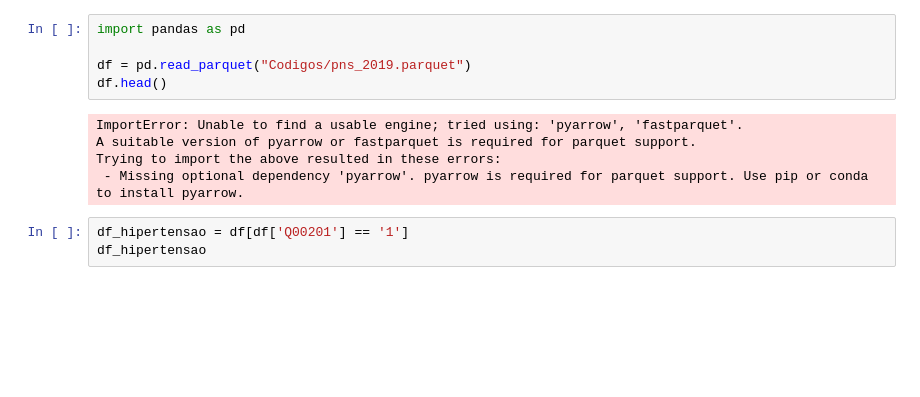
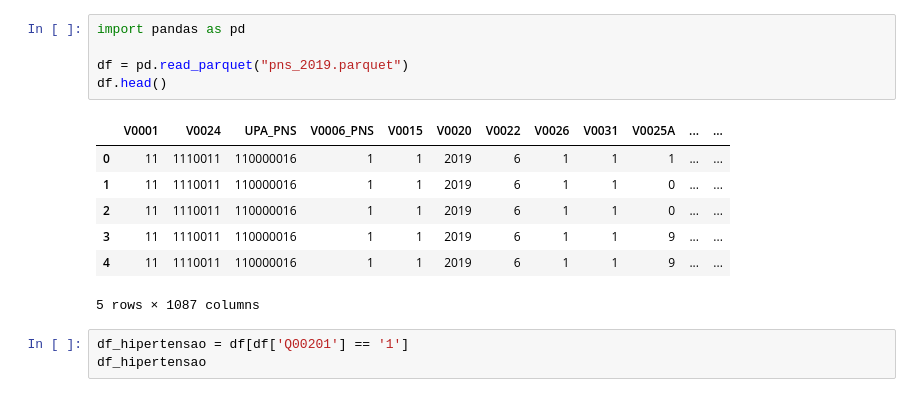
Before and after one commit to Ettorew/DataMining, a Jupyter notebook: Codigos/expl_estados_hip.ipynb, the cells around one changed output. Drawn from its saved outputs; the diff is of its cells as text; blank space fills up the shorter version.

```diff
--- a/Codigos/expl_estados_hip.ipynb
+++ b/Codigos/expl_estados_hip.ipynb
@@ -1,13 +1,16 @@
 # %%
 import pandas as pd
 
-df = pd.read_parquet("Codigos/pns_2019.parquet")
+df = pd.read_parquet("pns_2019.parquet")
 df.head()
 # %% [output]
+|  | V0001 | V0024 | UPA_PNS | V0006_PNS | V0015 | V0020 | V0022 | V0026 | V0031 | V0025A | ... | ... |
+| 0 | 11 | 1110011 | 110000016 | 1 | 1 | 2019 | 6 | 1 | 1 | 1 | ... | ... |
+| 1 | 11 | 1110011 | 110000016 | 1 | 1 | 2019 | 6 | 1 | 1 | 0 | ... | ... |
+| 2 | 11 | 1110011 | 110000016 | 1 | 1 | 2019 | 6 | 1 | 1 | 0 | ... | ... |
+| 3 | 11 | 1110011 | 110000016 | 1 | 1 | 2019 | 6 | 1 | 1 | 9 | ... | ... |
+| 4 | 11 | 1110011 | 110000016 | 1 | 1 | 2019 | 6 | 1 | 1 | 9 | ... | ... |
-ImportError: Unable to find a usable engine; tried using: 'pyarrow', 'fastparquet'.
-A suitable version of pyarrow or fastparquet is required for parquet support.
-Trying to import the above resulted in these errors:
- - Missing optional dependency 'pyarrow'. pyarrow is required for parquet support. Use pip or conda to install pyarrow.
+5 rows × 1087 columns
 # %%
 df_hipertensao = df[df['Q00201'] == '1']
 df_hipertensao
```
Also changed, not shown: parts of 1 cell of this notebook.
